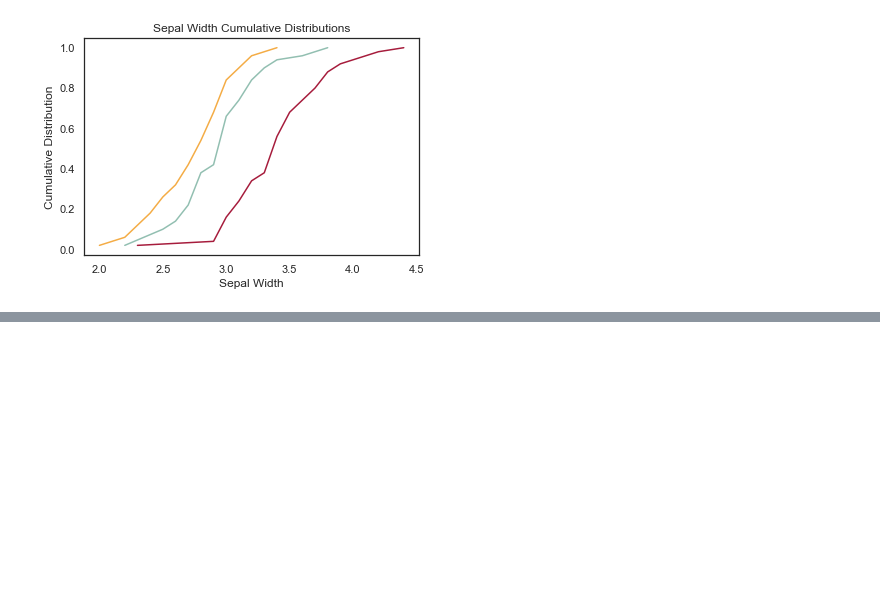
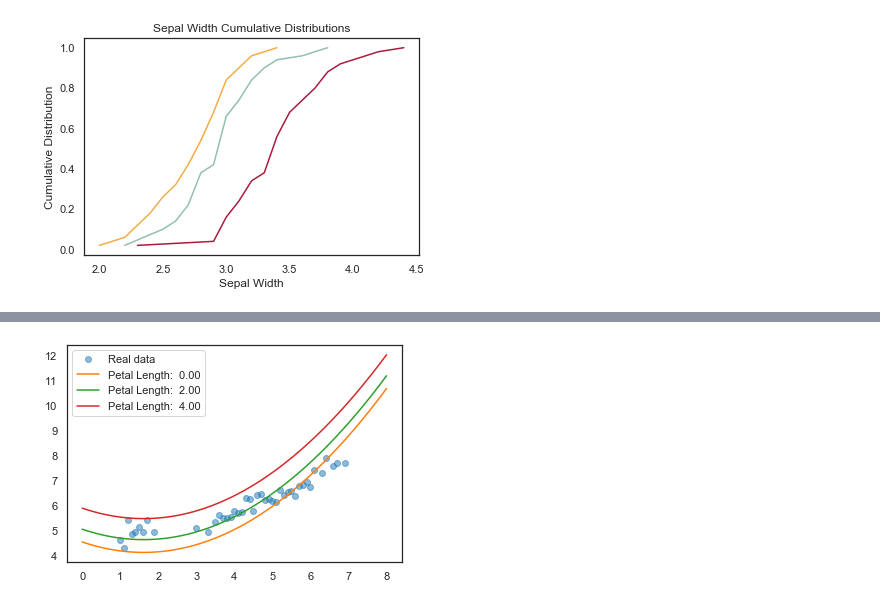
Before and after one commit to VictorCalderon/data-snippets, a Jupyter notebook: DataScience/EDA.ipynb, the cells around one changed output, grey strips where cells are left out. Saved outputs shown, nothing was run; the diff lists cells and outputs as text; code cells hidden in the pictures; blank space fills up the shorter version.

```diff
--- a/DataScience/EDA.ipynb
+++ b/DataScience/EDA.ipynb
@@ -428,0 +531,24 @@ plt.show()
+# %%
+# Generate grids for datasets with static petal_length
+grids = [iris_grid(petal_length=n, sepal_width=np.linspace(0, 8)) for n in np.arange(0, 6, 2)]
+# %%
+# Calc sepal_length mean
+mean_iris = iris.groupby('petal_length')['sepal_length'].mean()
+
+# Plot mean real data
+plt.plot(mean_iris, 'o', label='Real data', alpha=0.5)
+
+# Plot models
+for i, grid in enumerate(grids):
+
+    # Generate prediction
+    pred = multi_iris_reg.predict(grid)
+
+    # Plot model
+    plt.plot(grid['sepal_width'], pred, label=f"Petal Length: {grid['petal_length'].mean(): 2.2f}")
+
+# Show plot with legend
+plt.legend()
+plt.show()
+# %% [output]
+[figure, added]
```
Also changed, not shown: parts of 24 cells of this notebook.
